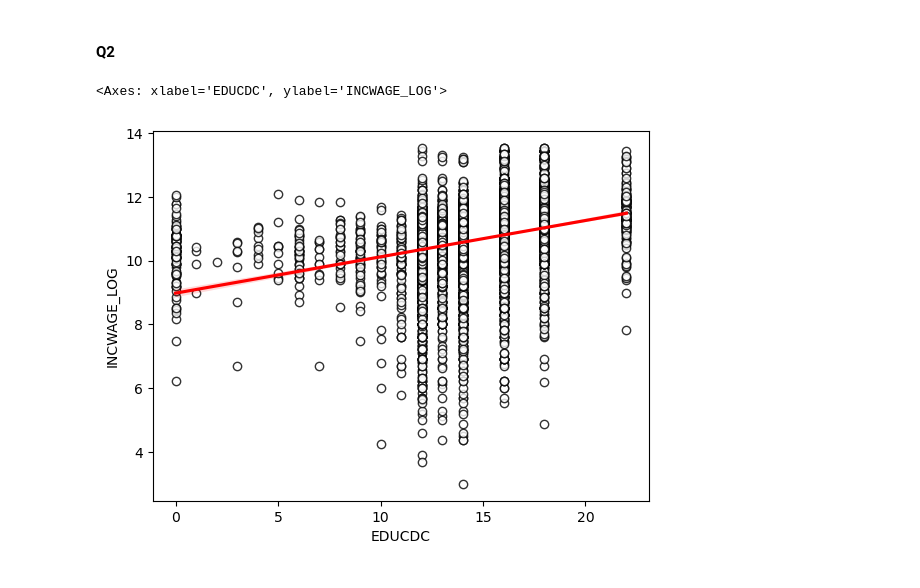
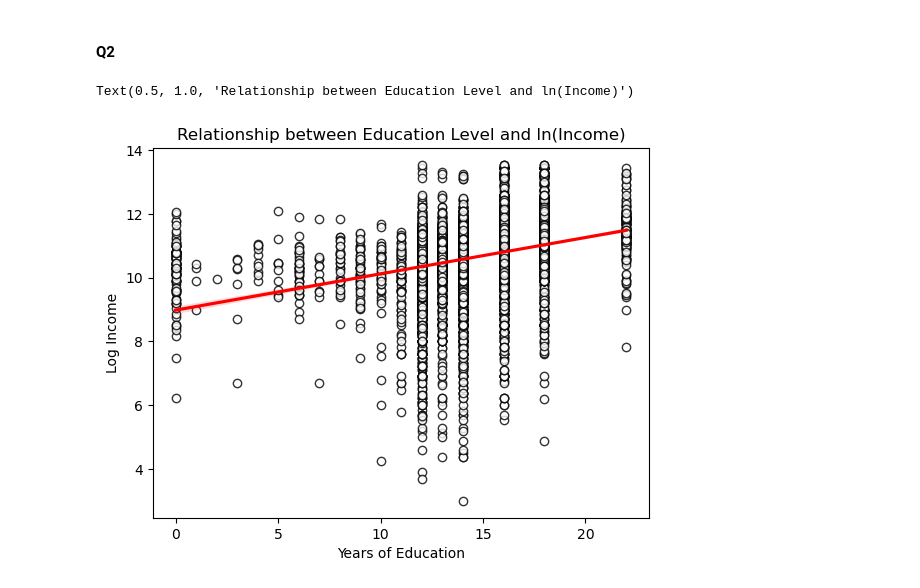
Before and after one commit to rjcampo/Machine-Learning, a Jupyter notebook: Mini Project 1/mini-project-1.ipynb, the cells around one changed output. Saved outputs shown, nothing was run; the diff lists cells and outputs as text; code cells hidden in the pictures.

```diff
--- a/Mini Project 1/mini-project-1.ipynb
+++ b/Mini Project 1/mini-project-1.ipynb
@@ -91,13 +91,20 @@ df_acs[columns].describe()
 # %% [markdown]
 #### Q2
 # %%
+fig, ax = plt.subplots()
+
 sns.regplot(
     df_acs,
     x = "EDUCDC",
     y = "INCWAGE_LOG",
     scatter_kws={'color': 'white', 'edgecolors': 'black'},
-    line_kws={'color': 'red'}
+    line_kws={'color': 'red'},
+    ax=ax
     )
+
+ax.set_xlabel("Years of Education")
+ax.set_ylabel("Log Income")
+ax.set_title("Relationship between Education Level and ln(Income)")
 # %% [output]
-<Axes: xlabel='EDUCDC', ylabel='INCWAGE_LOG'>
+Text(0.5, 1.0, 'Relationship between Education Level and ln(Income)')
-[figure, old version]
+[figure, new version]
```
Also changed, not shown: parts of 14 cells of this notebook.
